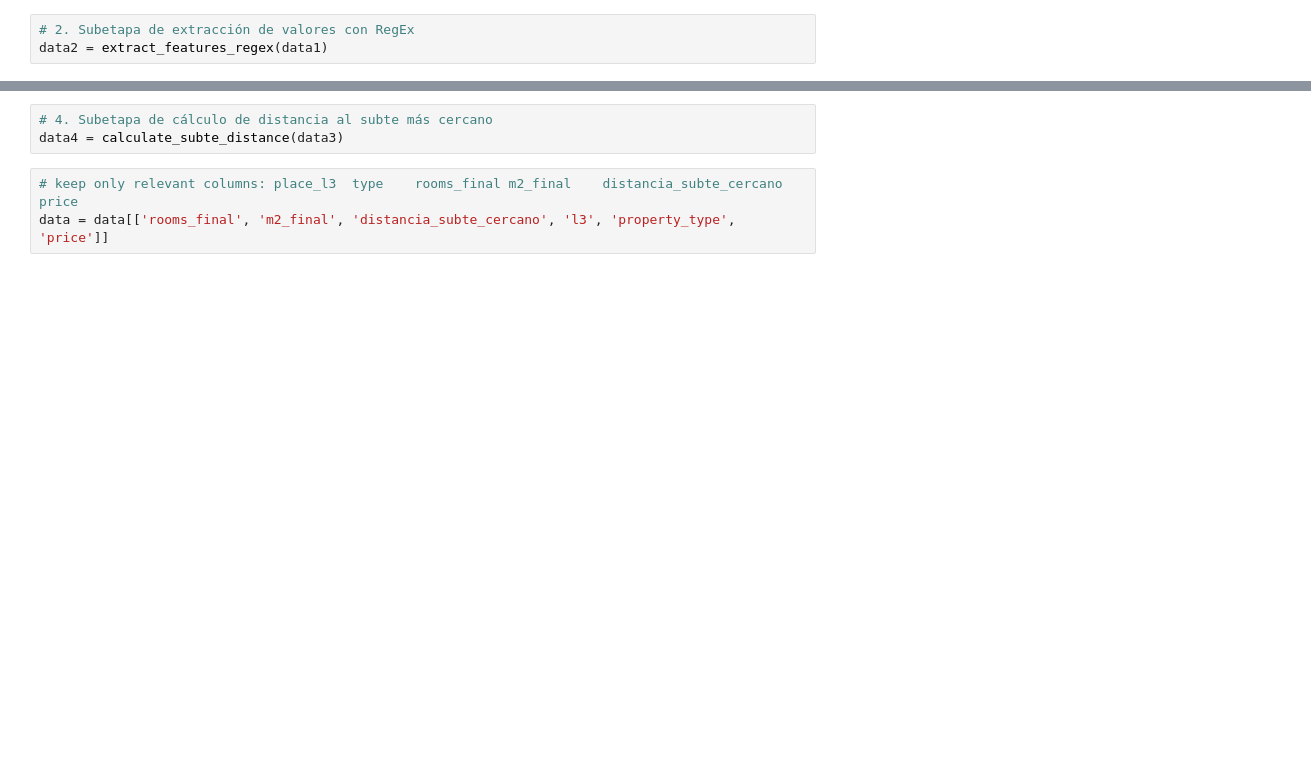
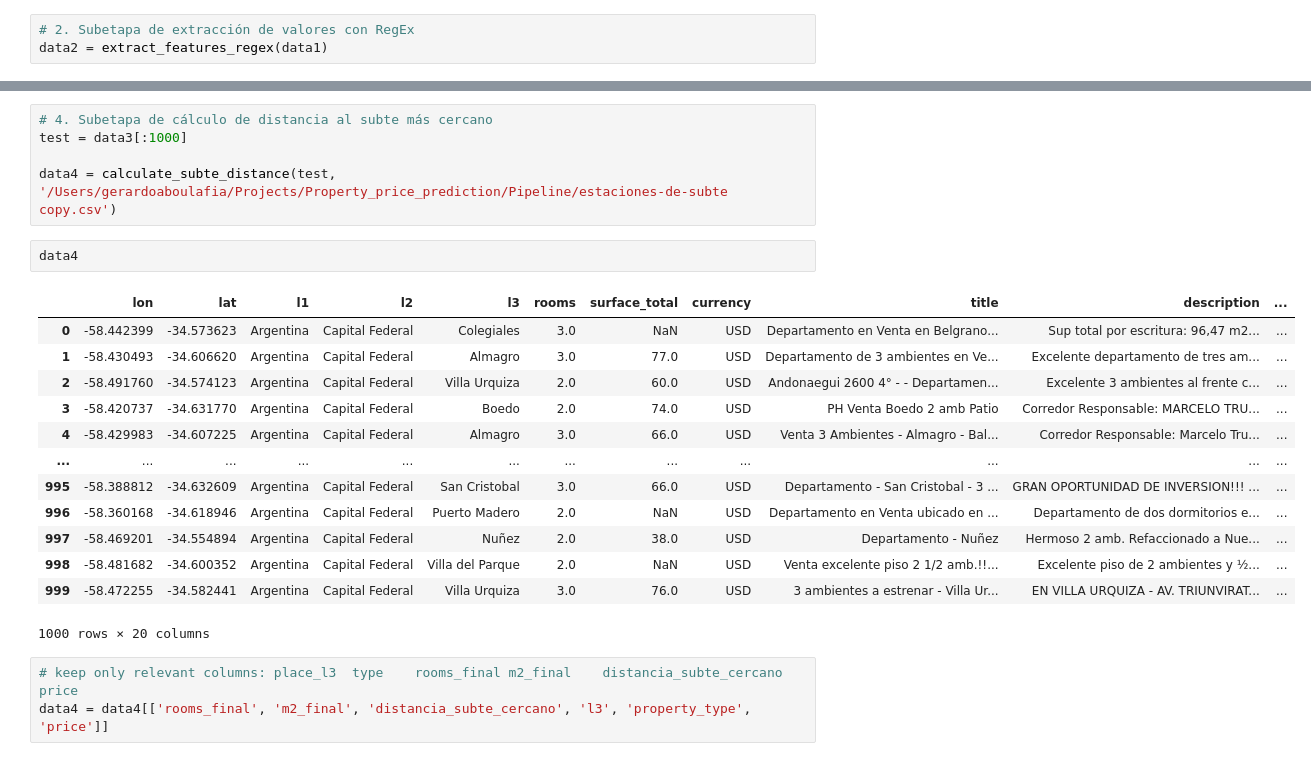
Before and after one commit to gerardoaboulafia/Property_price_prediction, a Jupyter notebook: Pipeline/test_pipeline.ipynb, the cells around one changed output, grey strips where cells are left out. Drawn from its saved outputs; the diff is of its cells as text; blank space fills up the shorter version.

```diff
--- a/Pipeline/test_pipeline.ipynb
+++ b/Pipeline/test_pipeline.ipynb
@@ -141,9 +159,27 @@ DriverError: Pipeline/barrios copy.csv: No such file or directory
 # %%
 # 4. Subetapa de cálculo de distancia al subte más cercano
-data4 = calculate_subte_distance(data3)
+test = data3[:1000]
+
+data4 = calculate_subte_distance(test, '/Users/gerardoaboulafia/Projects/Property_price_prediction/Pipeline/estaciones-de-subte copy.csv')
+# %%
+data4
+# %% [output]
+|  | lon | lat | l1 | l2 | l3 | rooms | surface_total | currency | title | description | ... |
+| 0 | -58.442399 | -34.573623 | Argentina | Capital Federal | Colegiales | 3.0 | NaN | USD | Departamento en Venta en Belgrano... | Sup total por escritura: 96,47 m2... | ... |
+| 1 | -58.430493 | -34.606620 | Argentina | Capital Federal | Almagro | 3.0 | 77.0 | USD | Departamento de 3 ambientes en Ve... | Excelente departamento de tres am... | ... |
+| 2 | -58.491760 | -34.574123 | Argentina | Capital Federal | Villa Urquiza | 2.0 | 60.0 | USD | Andonaegui 2600 4° - - Departamen... | Excelente 3 ambientes al frente c... | ... |
+| 3 | -58.420737 | -34.631770 | Argentina | Capital Federal | Boedo | 2.0 | 74.0 | USD | PH Venta Boedo 2 amb Patio | Corredor Responsable: MARCELO TRU... | ... |
+| 4 | -58.429983 | -34.607225 | Argentina | Capital Federal | Almagro | 3.0 | 66.0 | USD | Venta 3 Ambientes - Almagro - Bal... | Corredor Responsable: Marcelo Tru... | ... |
+| ... | ... | ... | ... | ... | ... | ... | ... | ... | ... | ... | ... |
+| 995 | -58.388812 | -34.632609 | Argentina | Capital Federal | San Cristobal | 3.0 | 66.0 | USD | Departamento - San Cristobal - 3 ... | GRAN OPORTUNIDAD DE INVERSION!!! ... | ... |
+| 996 | -58.360168 | -34.618946 | Argentina | Capital Federal | Puerto Madero | 2.0 | NaN | USD | Departamento en Venta ubicado en ... | Departamento de dos dormitorios e... | ... |
+| 997 | -58.469201 | -34.554894 | Argentina | Capital Federal | Nuñez | 2.0 | 38.0 | USD | Departamento - Nuñez | Hermoso 2 amb. Refaccionado a Nue... | ... |
+| 998 | -58.481682 | -34.600352 | Argentina | Capital Federal | Villa del Parque | 2.0 | NaN | USD | Venta excelente piso 2 1/2 amb.!!... | Excelente piso de 2 ambientes y ½... | ... |
+| 999 | -58.472255 | -34.582441 | Argentina | Capital Federal | Villa Urquiza | 3.0 | 76.0 | USD | 3 ambientes a estrenar - Villa Ur... | EN VILLA URQUIZA - AV. TRIUNVIRAT... | ... |
+1000 rows × 20 columns
 # %%
 # keep only relevant columns: place_l3	type	rooms_final	m2_final	distancia_subte_cercano price
-data = data[['rooms_final', 'm2_final', 'distancia_subte_cercano', 'l3', 'property_type', 'price']]
+data4 = data4[['rooms_final', 'm2_final', 'distancia_subte_cercano', 'l3', 'property_type', 'price']]
 # %%
 
 # 5. Subetapa de limpieza de outliers
```
Also changed, not shown: parts of 6 cells of this notebook, 2 other files.
